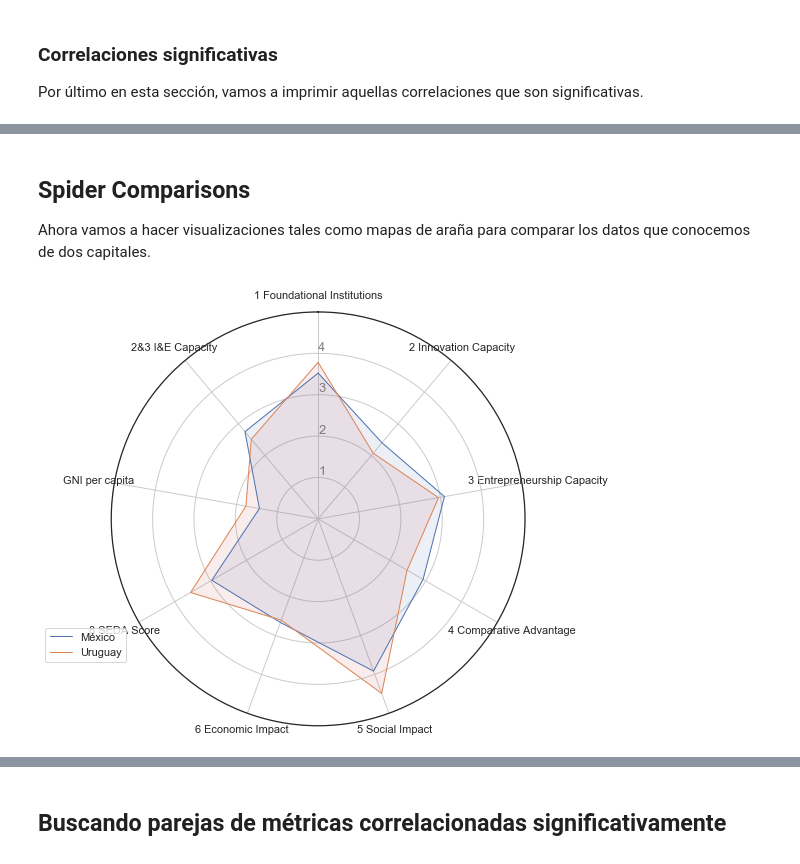
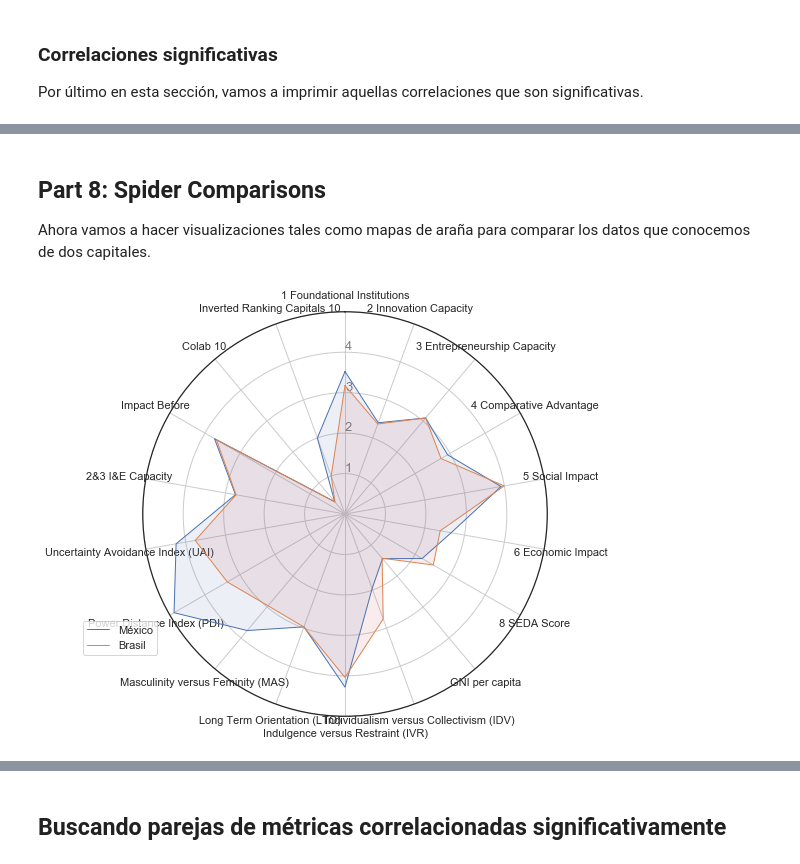
Before and after one commit to OlgaMMC/iGED_new_repo, a Jupyter notebook: GED_ieco_hofstede.ipynb, the cells around one changed output, grey strips where cells are left out. Cells and saved outputs as stored; diff of their text form; code cells hidden in the pictures.

```diff
--- a/GED_ieco_hofstede.ipynb
+++ b/GED_ieco_hofstede.ipynb
@@ -154,12 +162,7 @@ df_means = df_imputed.T
 
 pillars = pd.read_excel('https://github.com/NunezKant/iGEDS/blob/master/iEcosystems%20(106%20countries%20dataset).xlsx?raw=true', decimal = ',', sheet_name=1)
 pillars = pillars['Pillar'].values
-pillars = np.append(pillars, ['Power Distance Index (PDI)',
-            'Individualism versus Collectivism (IDV)',
-            'Masculinity versus Feminity (MAS)',
-            'Uncertainty Avoidance Index (UAI)',
-            'Long Term Orientation versus Short Term Normative Orientation (LTO)',
-            'Indulgence versus Restraint (IVR)'], axis=0)
+pillars = np.append(pillars, hofstede_pillars, axis=0)
 
 df_means['Pillars'] = pillars
 df_means
@@ -179,7 +182,3 @@ df_means
 70 rows × 107 columns
 # %% [markdown]
 Tomaremos la media por pilar de cada país.
-# %%
-df_means = df_means.groupby('Pillars').mean().T
-df_means.rename(columns={"Long Term Orientation versus Short Term Normative Orientation (LTO)":"Long Term Orientation (LTO)"}, inplace=True)
-df_means
@@ -302,12 +314,7 @@ pillars_L += ['4 Comparative Advantage',
                           '6 Economic Impact',
                           'GNI per capita' ,
                           '8 SEDA Score']
-pillars_L += ['Power Distance Index (PDI)',
-                          'Individualism versus Collectivism (IDV)',
-                          'Masculinity versus Feminity (MAS)',
-                          'Uncertainty Avoidance Index (UAI)',
-                          'Long Term Orientation (LTO)',
-                          'Indulgence versus Restraint (IVR)']
+pillars_L += hofstede_pillars
 i_e_unified['Pillar'] = pillars_L
 i_e_unified = i_e_unified.groupby('Pillar').mean().T
 
@@ -567,14 +627,14 @@ df_means_countries_studied.rename(index=countries, inplace=True)
 df1 = df_means_countries_studied
 
 #DF3 vieja medida de impacto
-df_before_impact_split = pd.read_csv('../PromediosPilares.csv')
+df_before_impact_split = pd.read_csv('PromediosPilares.csv')
 df_before_impact_split.rename(columns={'Unnamed: 0':'Country', '5 Impact':'Impact Before'}, inplace=True)
 df_before_impact_split.set_index('Country', inplace=True)
 df2=df_before_impact_split[['Impact Before']]
 
 #DF3 colaboratividad por ciudad
 capitals = ['CABA', 'CDMX', 'Santiago', 'Montevideo', 'Madrid', 'Sao Paulo']
-df3 = pd.read_csv('../Ranking_cities.csv')
+df3 = pd.read_csv('Ranking_cities.csv')
 df3 = df3[['Ciudad', 'País', 'Colab 10', 'Ranking Capitals 10']]  #
 
 for i in range(len(df3['Ranking Capitals 10'])):
@@ -716,5 +747,5 @@ Pearson Correlation: 0.9586677732673268, p-value: 0.002527224433942512
 # %% [markdown]
-## Spider Comparisons
+## Part 8: Spider Comparisons
 
 Ahora vamos a hacer visualizaciones tales como mapas de araña para comparar los datos que conocemos de dos capitales.
 # %%
@@ -764,9 +795,9 @@ def make_spider_comparison(df ,country_name1, country_name2):
     plt.tight_layout()
 # %%
 #make_spider_comparison(df_means,'Mexico','Uruguay')
-make_spider_comparison(df1,'México','Uruguay')
+make_spider_comparison(df_i_e_unified,'México','Brasil')
 # %% [output]
-[figure, old version]
+[figure, new version]
 # %%
 only_iecos = df_means.drop(['GNI per capita','SEDA Score'], axis = 1)
 only_iecos
```
Also changed, not shown: parts of 21 cells of this notebook, 2 other files.
